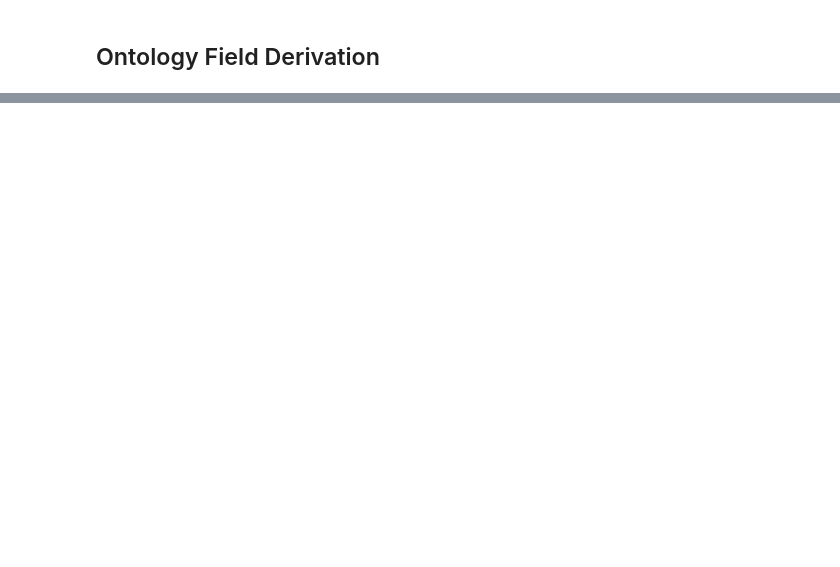
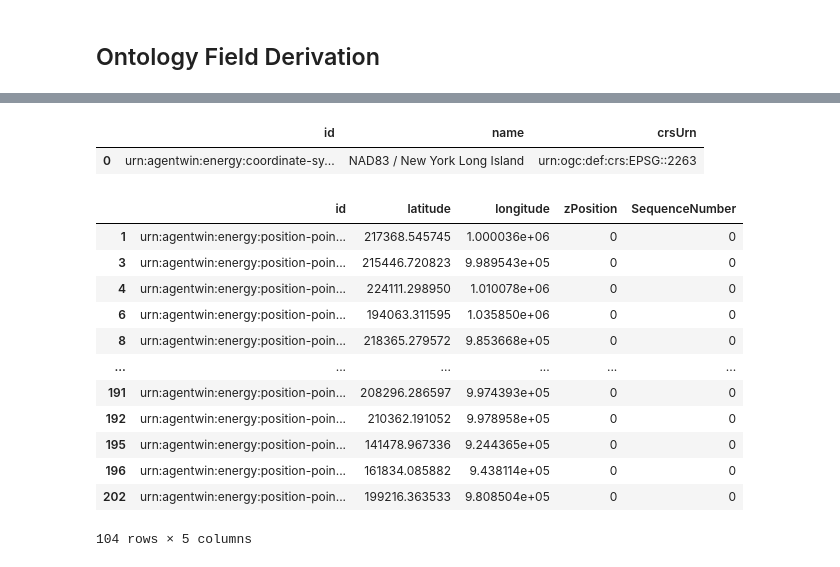
Before and after one commit to HenriKCorrea/agentwin-dataset, a Jupyter notebook: notebooks/substations.ipynb, the cells around one changed output, grey strips where cells are left out. Saved outputs shown, nothing was run; the diff lists cells and outputs as text; code cells hidden in the pictures; blank space fills up the shorter version.

```diff
--- a/notebooks/substations.ipynb
+++ b/notebooks/substations.ipynb
@@ -353,0 +302,44 @@ substations_dtwin["mRID"] = "osm:substation:" + substations["id"].astype(str)
+# %%
+coordinate_systems_dtwin = pd.DataFrame(
+  {
+    "id": [substations["coordinate_system_id"].iloc[0]],
+    "name": ["NAD83 / New York Long Island"],
+    "crsUrn": ["urn:ogc:def:crs:EPSG::2263"]
+  }
+)
+coordinate_systems_dtwin
+# %% [output]
+|  | id | name | crsUrn |
+| 0 | urn:agentwin:energy:coordinate-sy... | NAD83 / New York Long Island | urn:ogc:def:crs:EPSG::2263 |
+# %%
+position_points_dtwin = substations.to_crs(epsg=2263).assign(
+    id=substations["position_point_id"],
+    latitude=lambda df: df.geometry.y,
+    longitude=lambda df: df.geometry.x,
+    zPosition=0,
+    SequenceNumber=0,
+)[
+    [
+        "id",
+        "latitude",
+        "longitude",
+        "zPosition",
+        "SequenceNumber"
+    ]
+]
+
+position_points_dtwin
+# %% [output]
+|  | id | latitude | longitude | zPosition | SequenceNumber |
+| 1 | urn:agentwin:energy:position-poin... | 217368.545745 | 1.000036e+06 | 0 | 0 |
+| 3 | urn:agentwin:energy:position-poin... | 215446.720823 | 9.989543e+05 | 0 | 0 |
+| 4 | urn:agentwin:energy:position-poin... | 224111.298950 | 1.010078e+06 | 0 | 0 |
+| 6 | urn:agentwin:energy:position-poin... | 194063.311595 | 1.035850e+06 | 0 | 0 |
+| 8 | urn:agentwin:energy:position-poin... | 218365.279572 | 9.853668e+05 | 0 | 0 |
+| ... | ... | ... | ... | ... | ... |
+| 191 | urn:agentwin:energy:position-poin... | 208296.286597 | 9.974393e+05 | 0 | 0 |
+| 192 | urn:agentwin:energy:position-poin... | 210362.191052 | 9.978958e+05 | 0 | 0 |
+| 195 | urn:agentwin:energy:position-poin... | 141478.967336 | 9.244365e+05 | 0 | 0 |
+| 196 | urn:agentwin:energy:position-poin... | 161834.085882 | 9.438114e+05 | 0 | 0 |
+| 202 | urn:agentwin:energy:position-poin... | 199216.363533 | 9.808504e+05 | 0 | 0 |
+104 rows × 5 columns
```
Also changed, not shown: parts of 5 cells of this notebook, 2 other files.
